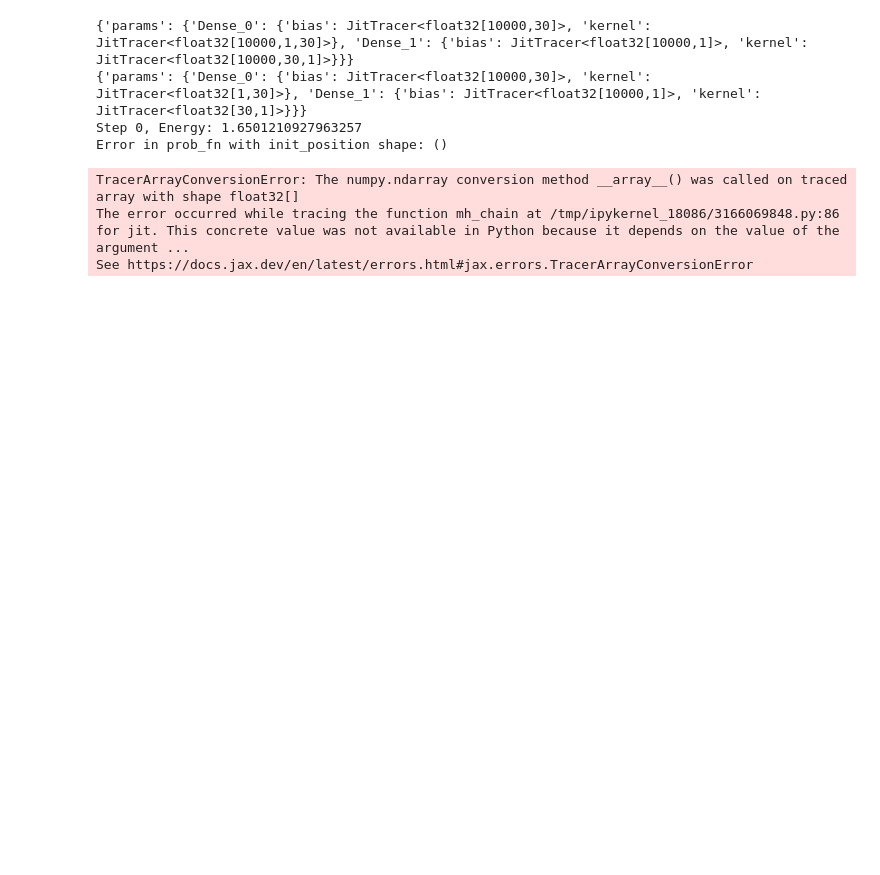
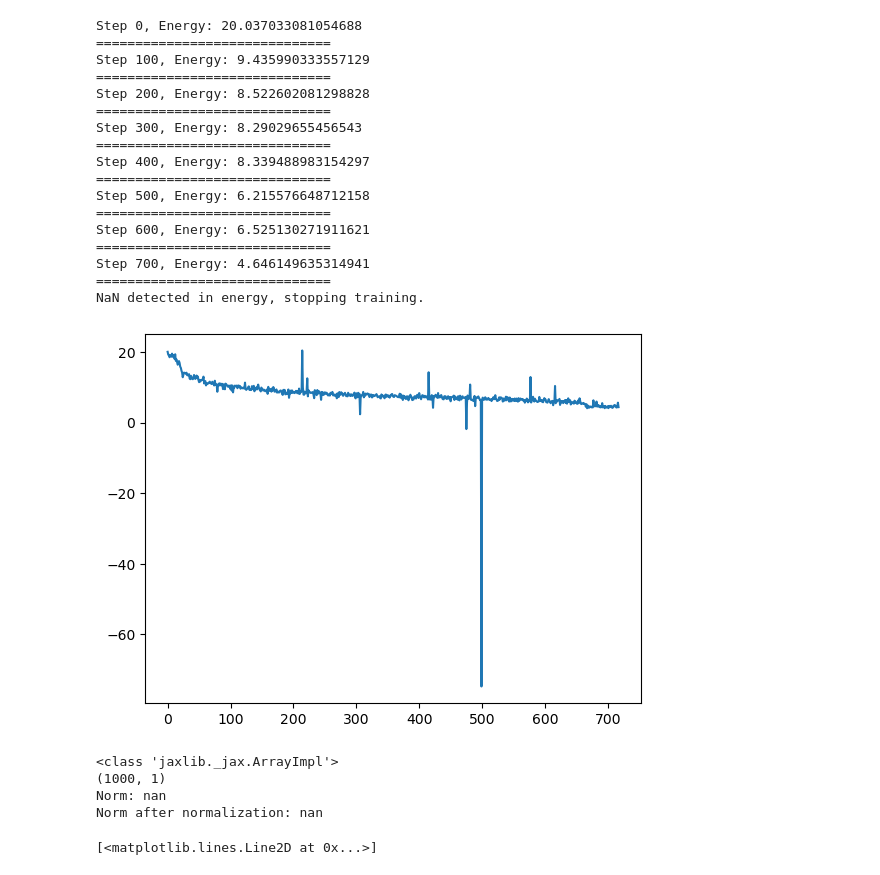
Before and after one commit to pfargas/qvarnet, a Jupyter notebook: JAX/harmonic_oscillator_sample.ipynb, the cells around one changed output. Drawn from its saved outputs; the diff is of its cells as text; code cells hidden in the pictures; blank space fills up the shorter version.

```diff
--- a/JAX/harmonic_oscillator_sample.ipynb
+++ b/JAX/harmonic_oscillator_sample.ipynb
@@ -164,29 +156,45 @@ def train(n_steps, init_params, model_apply, optimizer):
 # %%
-model = MLP(architecture=[1, 30, 1])
+model = MLP(architecture=[1, 15, 1])
 rng = jax.random.PRNGKey(0)
-input_shape = (1000, 1)  # Batch size of 1000, input dimension
-params = model.init(rng, jnp.ones(input_shape))  # Initialize parameters
-params_fin, energy = train(1000, params, model.apply, optax.adam(1e-3))
+input_shape = (10_000, 1)  # Batch size of 1000, input dimension
+params = model.init(rng, jnp.ones(input_shape)*0.01)  # Initialize parameters
+params_fin, energy, wf_hist, best_params, best_energy = train(50_000, params, model.apply, optax.adam(1e-2), PBC=20.0)
 import matplotlib.pyplot as plt
 plt.plot(energy)
 plt.show()
 
 # Reconstruct wavefunction
 x = jnp.linspace(-5,5,1000).reshape(-1,1)
 psi_approx = model.apply(params_fin, x)
 print(type(psi_approx))
 print(psi_approx.shape)
 norm = jnp.sqrt(trapezoid((psi_approx**2).squeeze(), x.squeeze()))
 print(f"Norm: {norm}")
 psi_approx = psi_approx / norm
 print(f"Norm after normalization: {jnp.sqrt(trapezoid((psi_approx**2).squeeze(), x.squeeze()))}")
 plt.plot(x, psi_approx**2)
 plt.plot(x, jnp.pi**(-0.5)*jnp.exp(-x**2), linestyle='dashed')
 # %% [output]
-{'params': {'Dense_0': {'bias': JitTracer<float32[10000,30]>, 'kernel': JitTracer<float32[10000,1,30]>}, 'Dense_1': {'bias': JitTracer<float32[10000,1]>, 'kernel': JitTracer<float32[10000,30,1]>}}}
-{'params': {'Dense_0': {'bias': JitTracer<float32[10000,30]>, 'kernel': JitTracer<float32[1,30]>}, 'Dense_1': {'bias': JitTracer<float32[10000,1]>, 'kernel': JitTracer<float32[30,1]>}}}
-Step 0, Energy: 1.6501210927963257
-Error in prob_fn with init_position shape: ()
+Step 0, Energy: 20.037033081054688
+==============================
+Step 100, Energy: 9.435990333557129
+==============================
+Step 200, Energy: 8.522602081298828
+==============================
+Step 300, Energy: 8.29029655456543
+==============================
+Step 400, Energy: 8.339488983154297
+==============================
+Step 500, Energy: 6.215576648712158
+==============================
+Step 600, Energy: 6.525130271911621
+==============================
+Step 700, Energy: 4.646149635314941
+==============================
+NaN detected in energy, stopping training.
+[figure, added]
-TracerArrayConversionError: The numpy.ndarray conversion method __array__() was called on traced array with shape float32[]
-The error occurred while tracing the function mh_chain at /tmp/ipykernel_18086/3166069848.py:86 for jit. This concrete value was not available in Python because it depends on the value of the argument ...
-See https://docs.jax.dev/en/latest/errors.html#jax.errors.TracerArrayConversionError
+<class 'jaxlib._jax.ArrayImpl'>
+(1000, 1)
+Norm: nan
+Norm after normalization: nan
+[<matplotlib.lines.Line2D at 0x...>]
```
Also changed, not shown: parts of 5 cells of this notebook, 2 other files.
